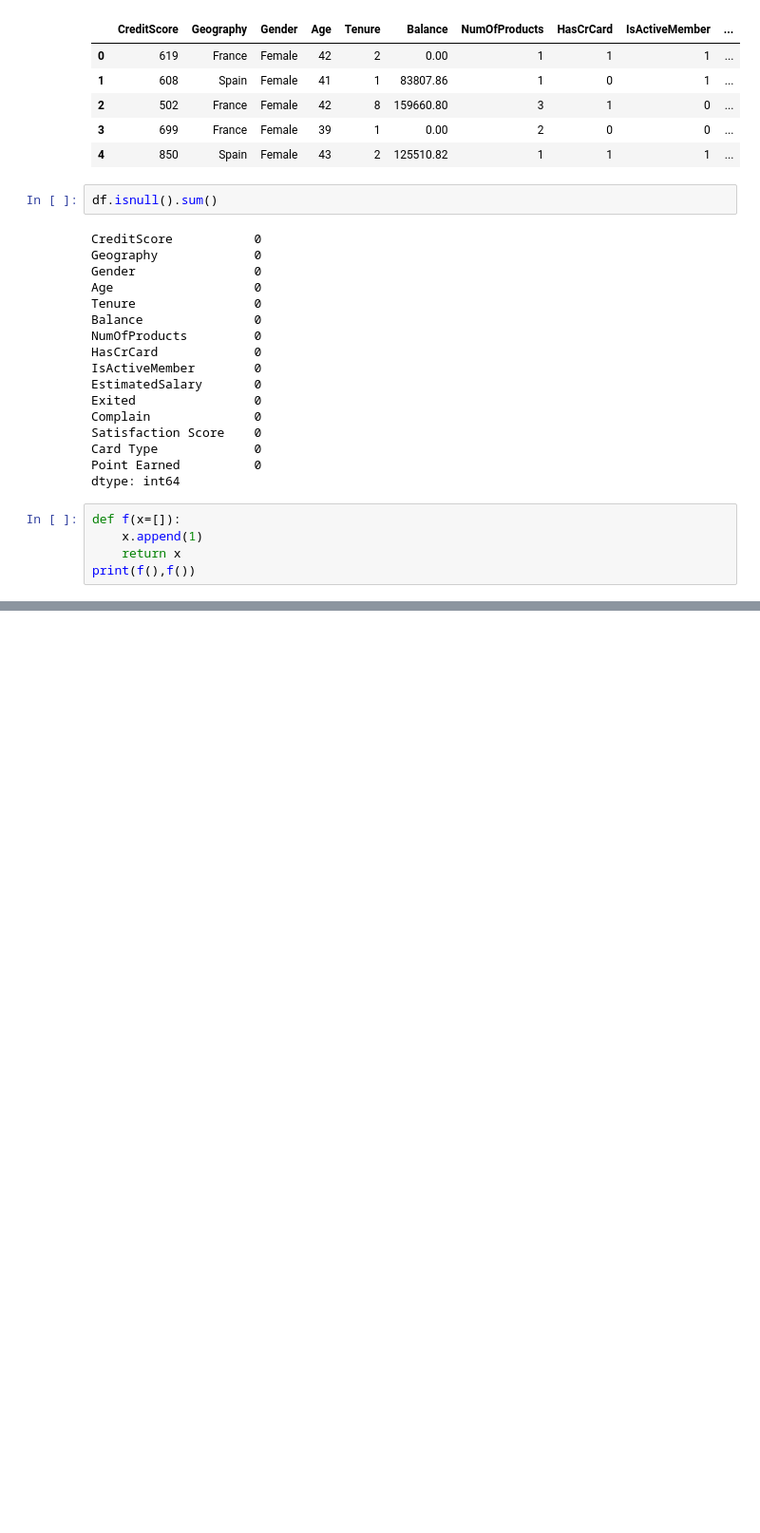
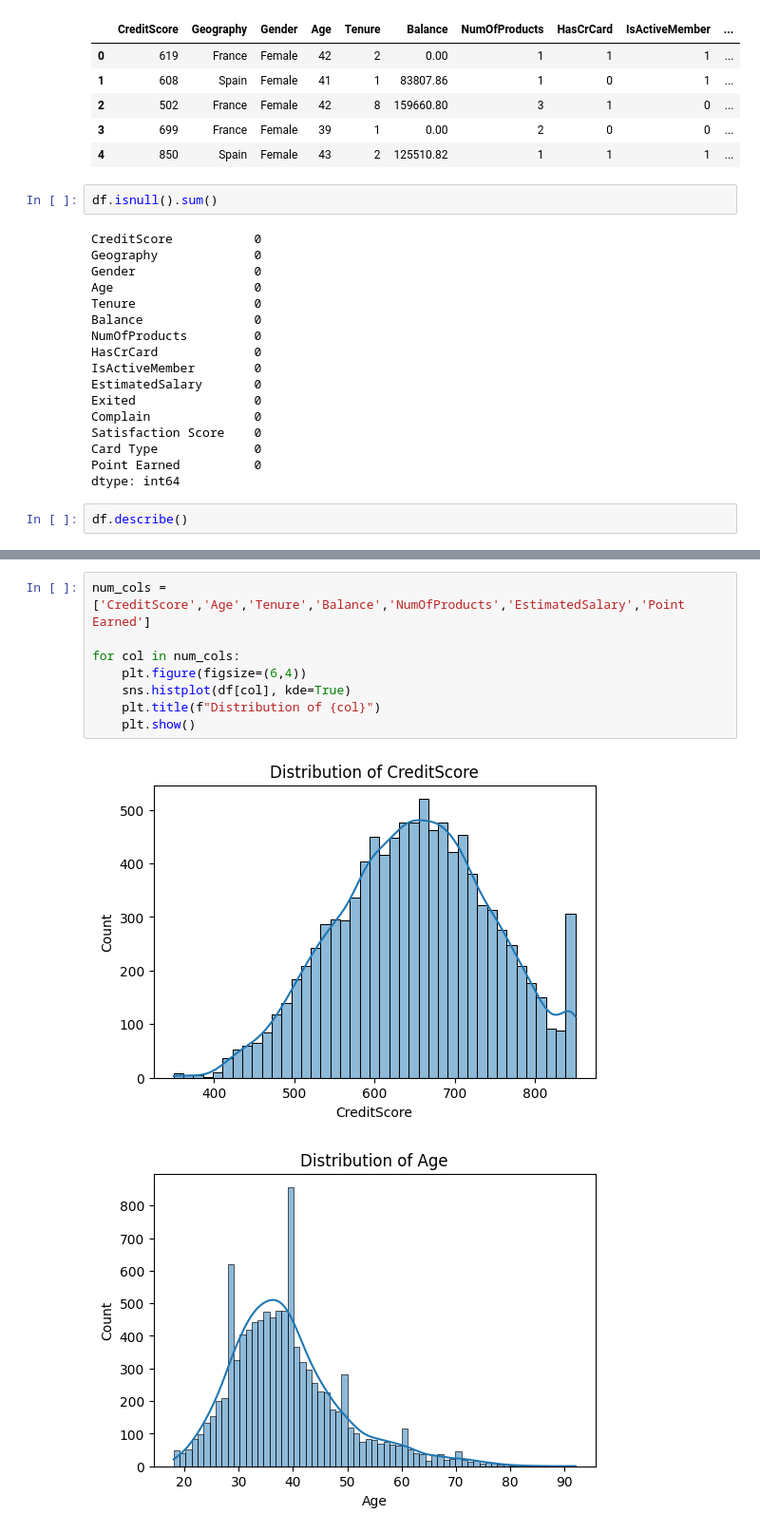
Before and after one commit to keshav2603/200days100model, a Jupyter notebook: model14-customer-churn/main.ipynb, the cells around one changed output, grey strips where cells are left out. Shown at 95% size. Drawn from its saved outputs; the diff is of its cells as text; blank space fills up the shorter version.

```diff
--- a/model14-customer-churn/main.ipynb
+++ b/model14-customer-churn/main.ipynb
@@ -45,8 +48,5 @@ Card Type             0
 Point Earned          0
 dtype: int64
 # %%
-def f(x=[]):
-    x.append(1)
-    return x
-print(f(),f())
+df.describe()
 # %% [output]
@@ -53,0 +107,11 @@ print(f(),f())
+# %%
+num_cols = ['CreditScore','Age','Tenure','Balance','NumOfProducts','EstimatedSalary','Point Earned']
+
+for col in num_cols:
+    plt.figure(figsize=(6,4))
+    sns.histplot(df[col], kde=True)
+    plt.title(f"Distribution of {col}")
+    plt.show()
+# %% [output]
+[figure, added]
+[figure, added]
```
Also changed, not shown: parts of 27 cells of this notebook.
